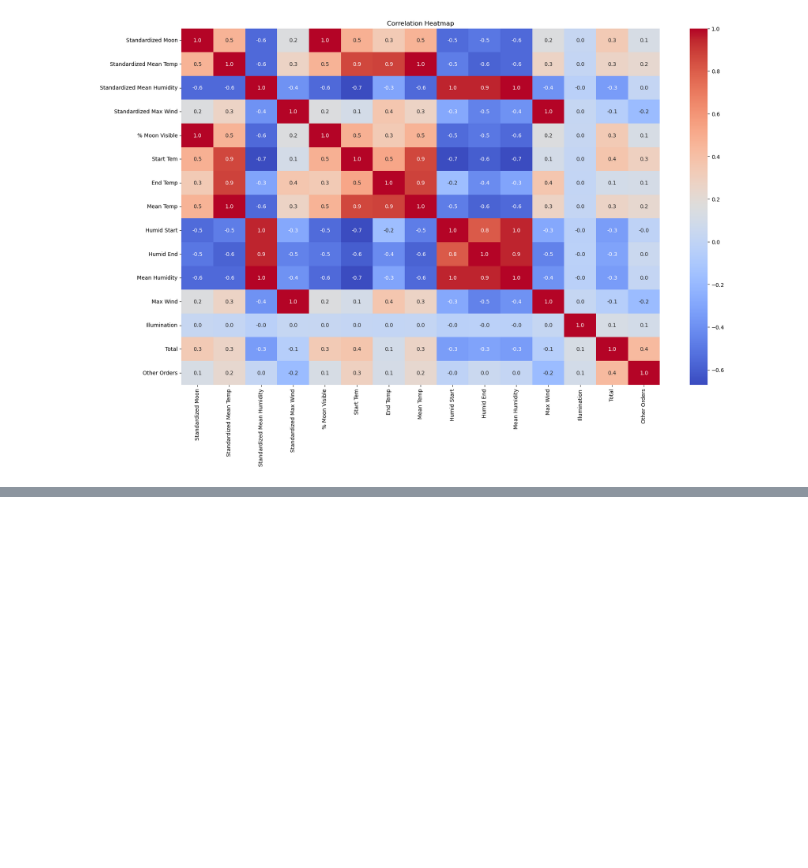
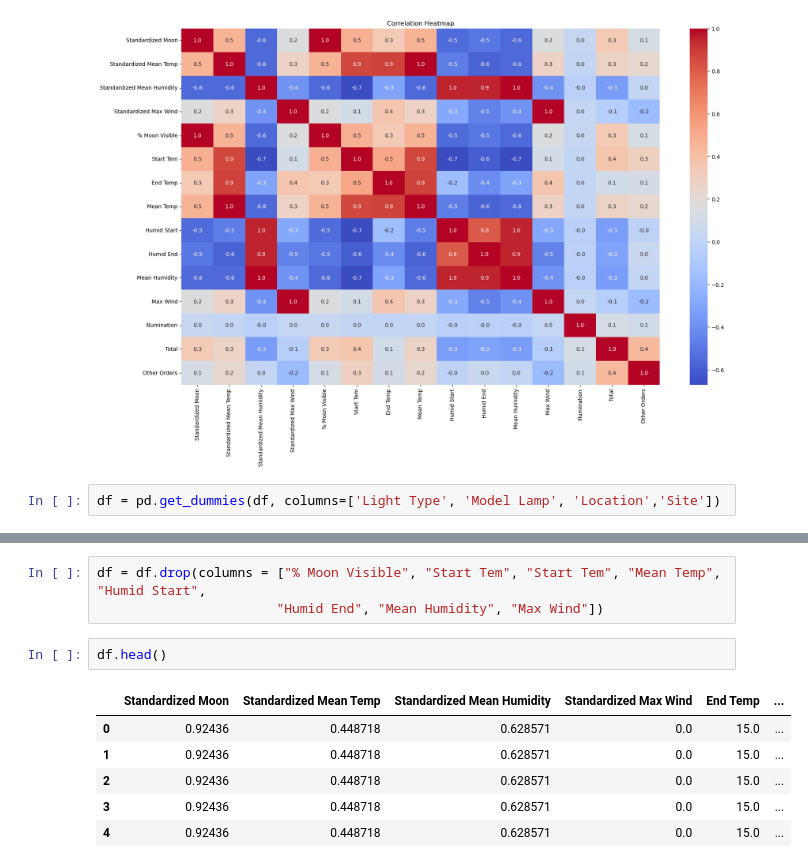
Before and after one commit to hfarukaktas/data-science-projects, a Jupyter notebook: bugs-data/bugs_data.ipynb, the cells around one changed output, grey strips where cells are left out. Cells and saved outputs as stored; diff of their text form; blank space fills up the shorter version.

```diff
--- a/bugs-data/bugs_data.ipynb
+++ b/bugs-data/bugs_data.ipynb
@@ -228,3 +228,5 @@ plt.title("Correlation Heatmap")
 plt.show()
 # %% [output]
 [figure]
+# %%
+df = pd.get_dummies(df, columns=['Light Type', 'Model Lamp', 'Location','Site'])
@@ -230,0 +252,12 @@ plt.show()
+# %%
+df = df.drop(columns = ["% Moon Visible", "Start Tem", "Start Tem", "Mean Temp", "Humid Start",
+                       "Humid End", "Mean Humidity", "Max Wind"])
+# %%
+df.head()
+# %% [output]
+|  | Standardized Moon | Standardized Mean Temp | Standardized Mean Humidity | Standardized Max Wind | End Temp | ... |
+| 0 | 0.92436 | 0.448718 | 0.628571 | 0.0 | 15.0 | ... |
+| 1 | 0.92436 | 0.448718 | 0.628571 | 0.0 | 15.0 | ... |
+| 2 | 0.92436 | 0.448718 | 0.628571 | 0.0 | 15.0 | ... |
+| 3 | 0.92436 | 0.448718 | 0.628571 | 0.0 | 15.0 | ... |
+| 4 | 0.92436 | 0.448718 | 0.628571 | 0.0 | 15.0 | ... |
```
Also changed, not shown: parts of 13 cells of this notebook.
